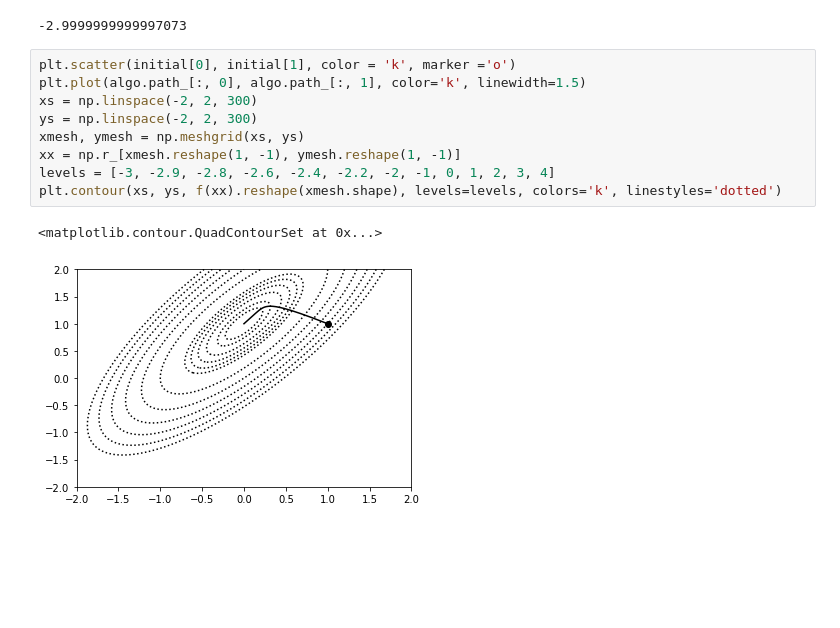
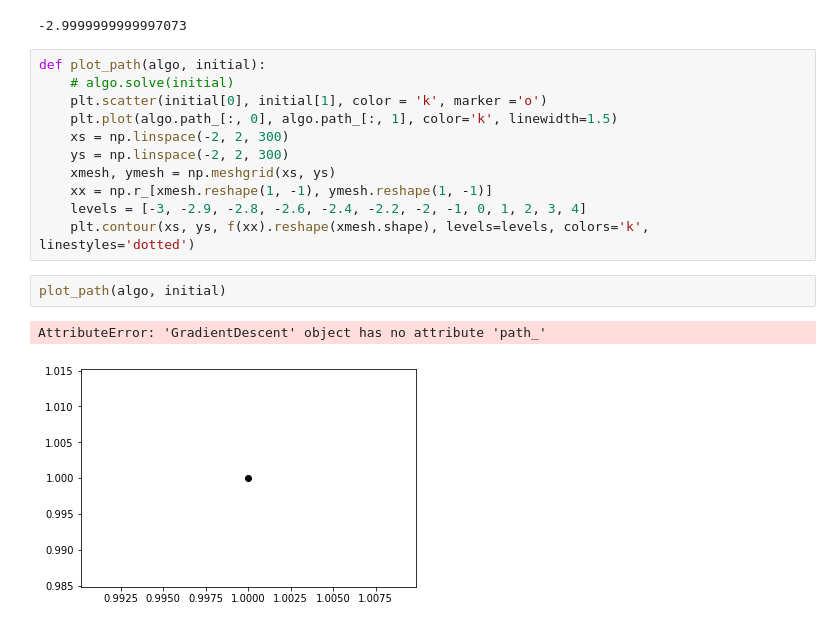
Before and after one commit to banbiossa/essence_of_machine_learning, a Jupyter notebook: notebooks/0.1_ss_math.ipynb, the cells around one changed output. Saved outputs shown, nothing was run; the diff lists cells and outputs as text; blank space fills up the shorter version.

```diff
--- a/notebooks/0.1_ss_math.ipynb
+++ b/notebooks/0.1_ss_math.ipynb
@@ -339,14 +339,18 @@ print(algo.opt_)
 # %% [output]
 -2.9999999999997073
 # %%
-plt.scatter(initial[0], initial[1], color = 'k', marker ='o')
-plt.plot(algo.path_[:, 0], algo.path_[:, 1], color='k', linewidth=1.5)
-xs = np.linspace(-2, 2, 300)
-ys = np.linspace(-2, 2, 300)
-xmesh, ymesh = np.meshgrid(xs, ys)
-xx = np.r_[xmesh.reshape(1, -1), ymesh.reshape(1, -1)]
-levels = [-3, -2.9, -2.8, -2.6, -2.4, -2.2, -2, -1, 0, 1, 2, 3, 4]
-plt.contour(xs, ys, f(xx).reshape(xmesh.shape), levels=levels, colors='k', linestyles='dotted')
+def plot_path(algo, initial):
+    # algo.solve(initial)
+    plt.scatter(initial[0], initial[1], color = 'k', marker ='o')
+    plt.plot(algo.path_[:, 0], algo.path_[:, 1], color='k', linewidth=1.5)
+    xs = np.linspace(-2, 2, 300)
+    ys = np.linspace(-2, 2, 300)
+    xmesh, ymesh = np.meshgrid(xs, ys)
+    xx = np.r_[xmesh.reshape(1, -1), ymesh.reshape(1, -1)]
+    levels = [-3, -2.9, -2.8, -2.6, -2.4, -2.2, -2, -1, 0, 1, 2, 3, 4]
+    plt.contour(xs, ys, f(xx).reshape(xmesh.shape), levels=levels, colors='k', linestyles='dotted')
-# %% [output]
-<matplotlib.contour.QuadContourSet at 0x...>
-[figure, removed]
+# %%
+plot_path(algo, initial)
+# %% [output]
+AttributeError: 'GradientDescent' object has no attribute 'path_'
+[figure, added]
```
Also changed, not shown: parts of 22 cells of this notebook.
